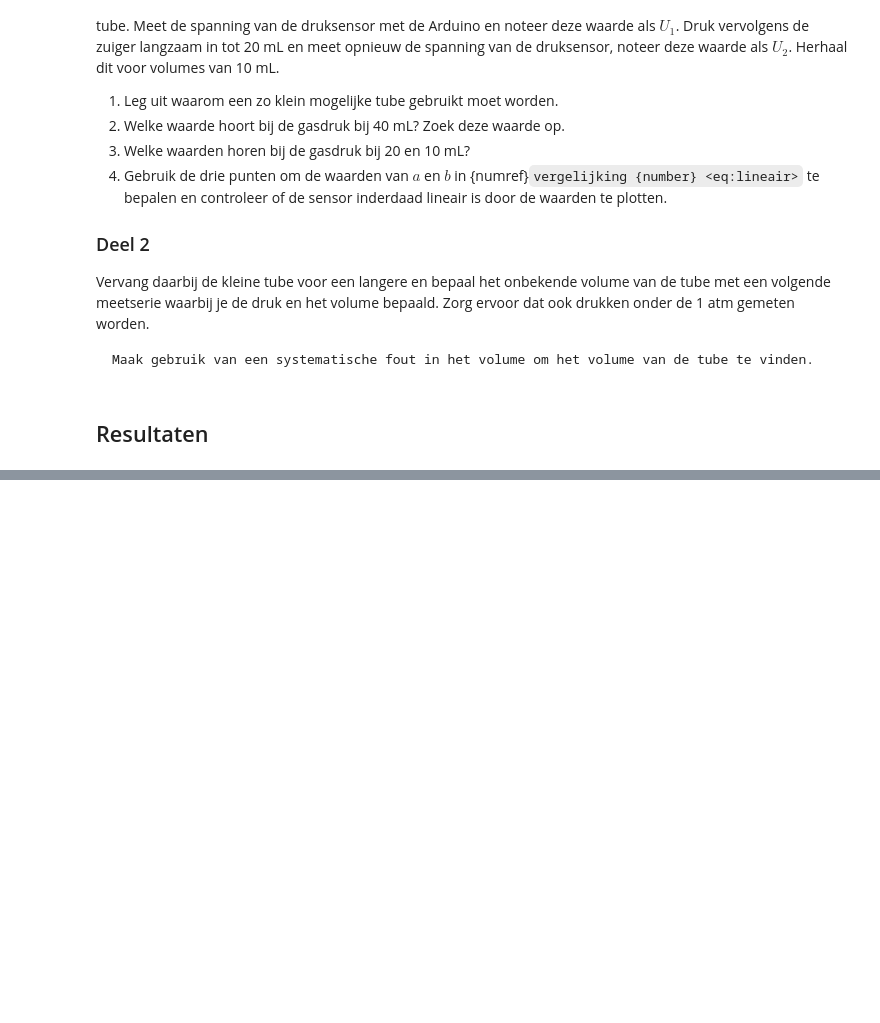
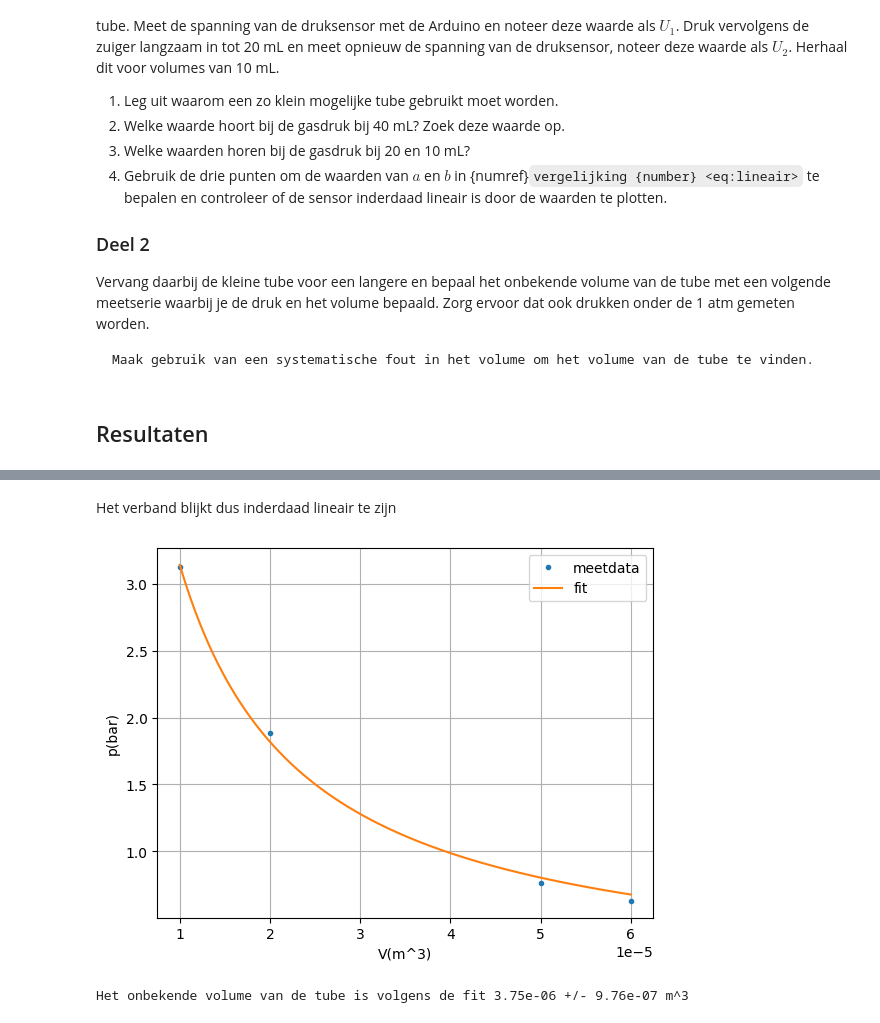
Before and after one commit to cs50202/kimienalesja, a Jupyter notebook: Content/Labs/druksensorijken.ipynb, the cells around one changed output, grey strips where cells are left out. Saved outputs shown, nothing was run; the diff lists cells and outputs as text; code cells hidden in the pictures; blank space fills up the shorter version.

```diff
--- a/Content/Labs/druksensorijken.ipynb
+++ b/Content/Labs/druksensorijken.ipynb
@@ -73,15 +75,12 @@ from scipy.optimize import curve_fit
 # %%
 #Deel 1
-#1 liter = 1e3 mL
-#1 liter = 1 dm^3 = 1e-3 m^3
-#1 mL = 1e-3 dm^3 = 1e-6 m^3
 
-V = np.array([40,20,10])*10^-6
+V = np.array([40,20,10])*1e-6
 
 P_1 = 1.013   #opzoeken [bar]
-P_2 = P_1*V[0]/V[1]  #opzoeken [bar]
+P_2 = P_1*V[0]/V[1]  #[bar]
 P_3 = P_2*V[1]/V[2]
 
-P = np.array([P_1,P_2,P_3]) #array van gemeten druk
+P = np.array([P_1,P_2,P_3])
 
 U = np.array([181,314,553]) #[bits]
@@ -137,0 +117,37 @@ plt.show()
+# %% [markdown]
+Het verband blijkt dus inderdaad lineair te zijn
+# %%
+#Deel 2
+
+#Metingen
+V_minx = np.array([20,10,50,60])*1e-6 #mL
+U_2 = np.array([291,442,154,138]) #bits
+
+P_2 = a*U_2 + b
+
+#fitfunctie op basis van de bovenbeschreven wet, maar nu met extra variabele voor de systematische fout in het volume
+def fitfunc(V, Vbuis, C):
+    return C/(V+Vbuis)
+
+# Fit uitvoeren om Vbuis te vinden
+vals, covs = curve_fit(fitfunc, V_minx, P_2)
+vol = vals[0]
+uvol = np.sqrt(covs[0,0])
+
+xfit = np.linspace(np.min(V_minx), np.max(V_minx), 500)
+yfit = fitfunc(xfit, *vals)
+
+# Plotten om de fit te checken
+plt.figure()
+plt.plot(V_minx,P_2, '.', label = 'meetdata')
+plt.plot(xfit, yfit, '-', label = 'fit')
+plt.legend()
+plt.ylabel("p(bar)")
+plt.xlabel("V(m^3)")
+plt.grid()
+plt.show()
+
+print(f"Het onbekende volume van de tube is volgens de fit {vol:.3g} +/- {uvol:.3g} m^3")
+# %% [output]
+[figure, added]
+Het onbekende volume van de tube is volgens de fit 3.75e-06 +/- 9.76e-07 m^3
```
Also changed, not shown: parts of 6 cells of this notebook.
